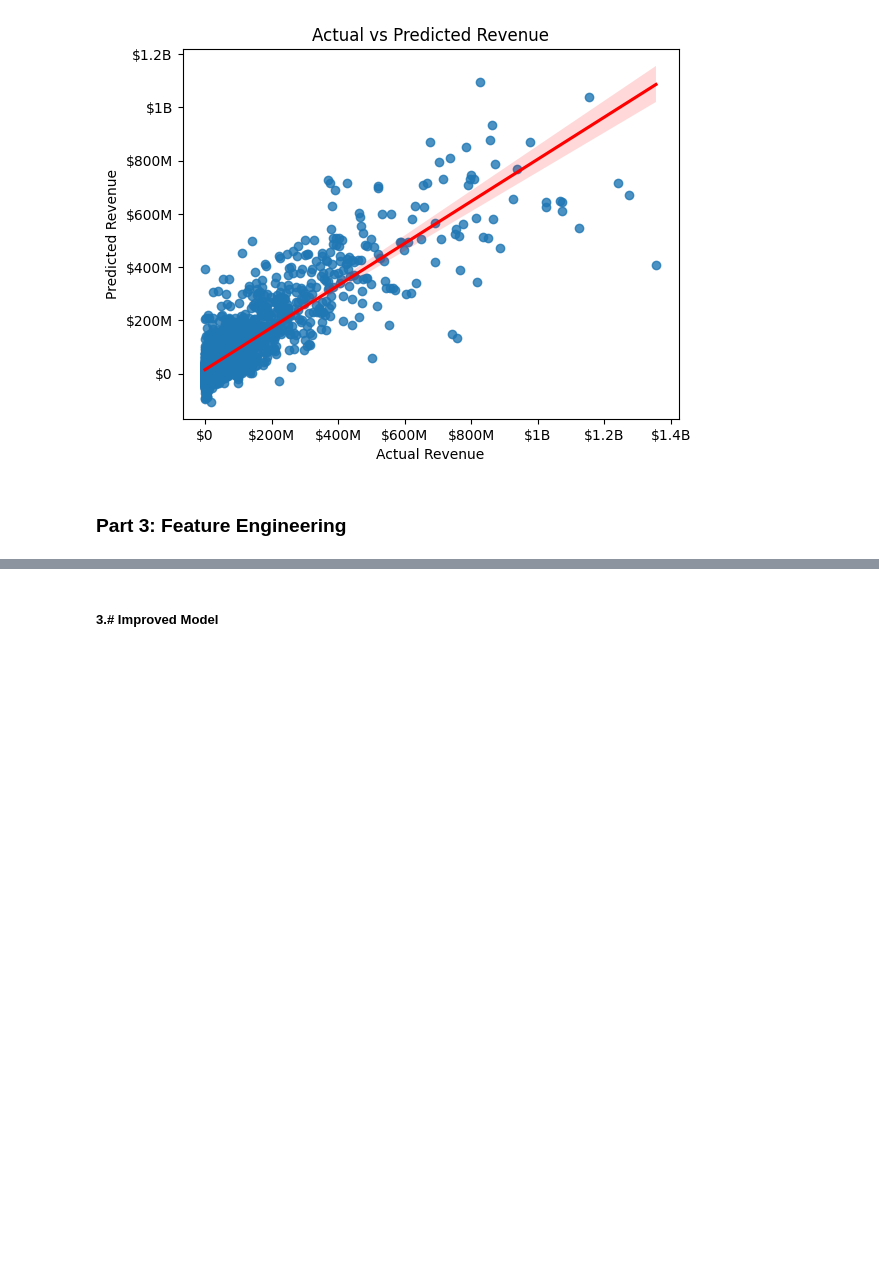
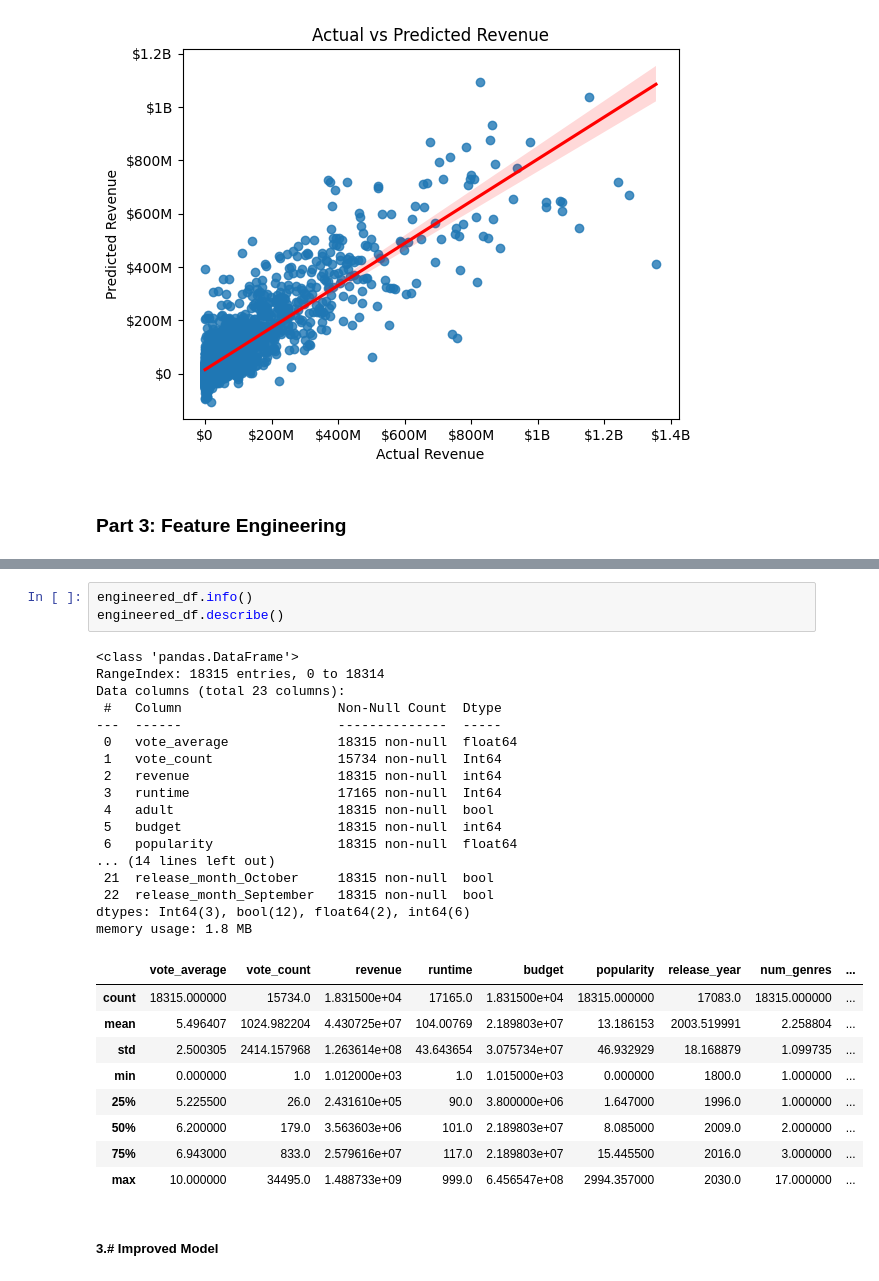
Before and after one commit to mootpuppet/CSC5610_Final_Project, a Jupyter notebook: final_project.ipynb, the cells around one changed output, grey strips where cells are left out. Drawn from its saved outputs; the diff is of its cells as text; blank space fills up the shorter version.

```diff
--- a/final_project.ipynb
+++ b/final_project.ipynb
@@ -254,3 +323,33 @@ movies_df.drop(columns=['release_date'], inplace=True)
+# %%
+engineered_df.info()
+engineered_df.describe()
+# %% [output]
+<class 'pandas.DataFrame'>
+RangeIndex: 18315 entries, 0 to 18314
+Data columns (total 23 columns):
+ #   Column                    Non-Null Count  Dtype
+---  ------                    --------------  -----
+ 0   vote_average              18315 non-null  float64
+ 1   vote_count                15734 non-null  Int64
+ 2   revenue                   18315 non-null  int64
+ 3   runtime                   17165 non-null  Int64
+ 4   adult                     18315 non-null  bool
+ 5   budget                    18315 non-null  int64
+ 6   popularity                18315 non-null  float64
+... (14 lines left out)
+ 21  release_month_October     18315 non-null  bool
+ 22  release_month_September   18315 non-null  bool
+dtypes: Int64(3), bool(12), float64(2), int64(6)
+memory usage: 1.8 MB
+|  | vote_average | vote_count | revenue | runtime | budget | popularity | release_year | num_genres | ... |
+| count | 18315.000000 | 15734.0 | 1.831500e+04 | 17165.0 | 1.831500e+04 | 18315.000000 | 17083.0 | 18315.000000 | ... |
+| mean | 5.496407 | 1024.982204 | 4.430725e+07 | 104.00769 | 2.189803e+07 | 13.186153 | 2003.519991 | 2.258804 | ... |
+| std | 2.500305 | 2414.157968 | 1.263614e+08 | 43.643654 | 3.075734e+07 | 46.932929 | 18.168879 | 1.099735 | ... |
+| min | 0.000000 | 1.0 | 1.012000e+03 | 1.0 | 1.015000e+03 | 0.000000 | 1800.0 | 1.000000 | ... |
+| 25% | 5.225500 | 26.0 | 2.431610e+05 | 90.0 | 3.800000e+06 | 1.647000 | 1996.0 | 1.000000 | ... |
+| 50% | 6.200000 | 179.0 | 3.563603e+06 | 101.0 | 2.189803e+07 | 8.085000 | 2009.0 | 2.000000 | ... |
+| 75% | 6.943000 | 833.0 | 2.579616e+07 | 117.0 | 2.189803e+07 | 15.445500 | 2016.0 | 3.000000 | ... |
+| max | 10.000000 | 34495.0 | 1.488733e+09 | 999.0 | 6.456547e+08 | 2994.357000 | 2030.0 | 17.000000 | ... |
 # %% [markdown]
 ##### 3.# Improved Model
 # %% [markdown]
```
Also changed, not shown: parts of 3 cells of this notebook.
